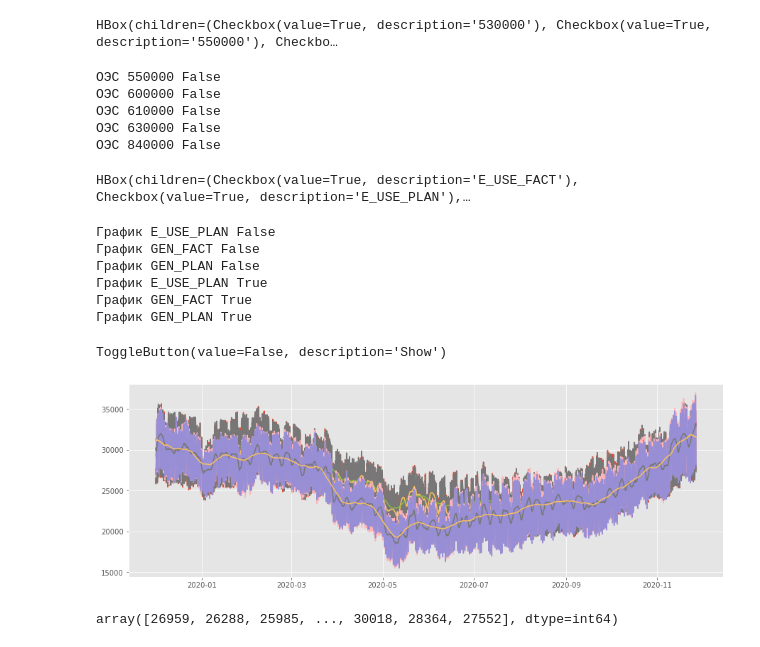
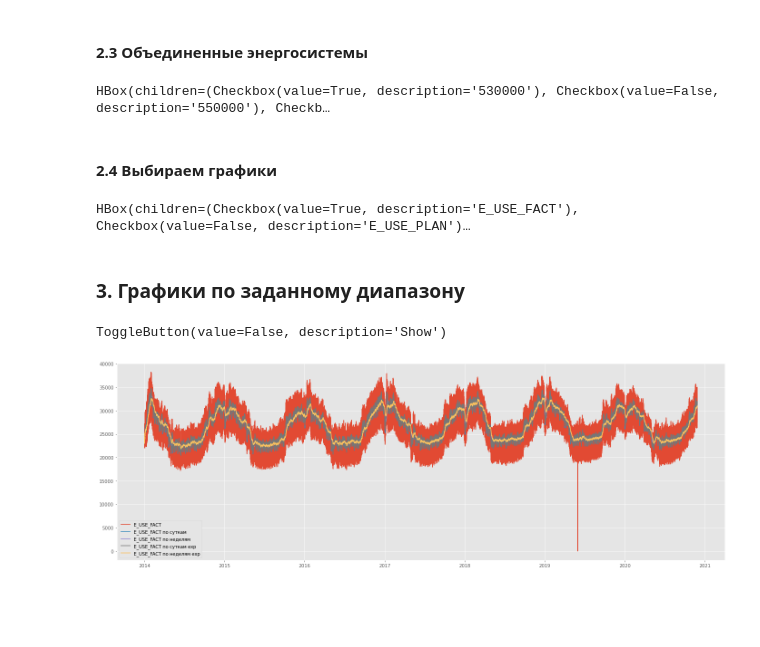
Before and after one commit to akhmetovcr/inn_btg_final, a Jupyter notebook: test_algorithm.ipynb, the cells around one changed output. Drawn from its saved outputs; the diff is of its cells as text; code cells hidden in the pictures; blank space fills up the shorter version.

Commit message:
Вывод графиков без тренда

```diff
--- a/test_algorithm.ipynb
+++ b/test_algorithm.ipynb
@@ -31,8 +44,9 @@ def date_time_parser(d, t):
         time = dt.time(hour)
     return dt.datetime.combine(date, time)
 
-df = pd.read_csv('data/Генерация и потребление_01.12.2019-27.11.2020.csv',
+df = pd.read_csv('data/2014_2020.csv',
                  sep=';', parse_dates={'DATE_TIME':['M_DATE', "INTERVAL"]},
                  date_parser=date_time_parser)
 # Удалим неопределенные? зоны
 df = df[df['POWER_SYS_ID'] != 0]
+df
@@ -42,6 +70,6 @@ data_filtered = df[df.GEN_FACT > 0]
 # %%
 # Определяем от и до
-date_from = dt.datetime(2014, 11, 1, 0, 0)
+date_from = dt.datetime(2014, 1, 1, 0, 0)
 date_to = dt.datetime(2020, 11, 27, 0, 0)
 
 dpicker_from = DatePicker(
@@ -103,9 +131,11 @@ Second zone  True
+# %% [markdown]
+#### 2.3 Объединенные энергосистемы
 # %%
 sys_list = df['POWER_SYS_ID'].unique()
 
 # инициализируем выбранные
-sys_checked = dict((sys, True) for sys in sys_list)
-
+sys_checked = dict((sys, False) for sys in sys_list)
+sys_checked[530000] = True
 # создаём кнопочки
 sys_cbs = []
 for sys in sys_list:
@@ -125,18 +155,15 @@ for sys in sys_list:
 
 HBox(sys_cbs)
 # %% [output]
-HBox(children=(Checkbox(value=True, description='530000'), Checkbox(value=True, description='550000'), Checkbo…
+HBox(children=(Checkbox(value=True, description='530000'), Checkbox(value=False, description='550000'), Checkb…
-ОЭС 550000 False
-ОЭС 600000 False
-ОЭС 610000 False
-ОЭС 630000 False
-ОЭС 840000 False
+# %% [markdown]
+#### 2.4 Выбираем графики
 # %%
 # Список графиков
 graphs = ('E_USE_FACT','E_USE_PLAN', 'GEN_FACT', 'GEN_PLAN')
 # инициализируем выбранные графики
-graph_checked = dict((gr, True) for gr in graphs)
-
+graph_checked = dict((gr, False) for gr in graphs)
+graph_checked['E_USE_FACT'] = True
 # создаём кнопочки
 graph_cbs = []
 for graph in graphs:
@@ -156,23 +183,10 @@ for graph in graphs:
 
 HBox(graph_cbs)
 # %% [output]
-HBox(children=(Checkbox(value=True, description='E_USE_FACT'), Checkbox(value=True, description='E_USE_PLAN'),…
+HBox(children=(Checkbox(value=True, description='E_USE_FACT'), Checkbox(value=False, description='E_USE_PLAN')…
-График E_USE_PLAN False
-График GEN_FACT False
-График GEN_PLAN False
-График E_USE_PLAN True
-График GEN_FACT True
-График GEN_PLAN True
+# %% [markdown]
+### 3. Графики по заданному диапазону
 # %%
-def running_mean(y: np.ndarray, window: int) -> np.ndarray:
-    # Сглаживание скользящим средним
-    yc = np.pad(y, window, mode='symmetric')
-    yy = y.copy()
-    for wi in range(window, len(y) + window):
-        yy[wi - window] = np.nanmean(yc[wi - window: wi + window])
-
-    return yy
-
 # фильтруем по датам
 def filter_by_date(data_frame):
     global date_from, date_to
@@ -198,39 +212,36 @@ def filter_by_sys(data_frame):
         if checked:
             sys_filter |= (data_frame["POWER_SYS_ID"] == sys)
     return sys_filter
 
 
 tb = ToggleButton(
     value=False,
     description='Show'
     )
 
 def on_show(state):
     global df
     global graphs, graph_checked
 
     # очищаем экран
     clear_output(wait=True)
     display(tb)
     # фильтруем данные
     filtered = df[filter_by_date(df) & filter_by_zones(df) & filter_by_sys(df)]
 
     # выводим на экран
     for sys_key in filtered['POWER_SYS_ID'].unique():
         sys_df = filtered[filtered['POWER_SYS_ID'] == sys_key]
         for power_key in graphs:
             if graph_checked[power_key]:
                 plt.plot(sys_df['DATE_TIME'], sys_df[power_key], label='{0}'.format(power_key))
-                plt.plot(sys_df['DATE_TIME'], running_mean(sys_df[power_key].values, 24), label='{0} по суткам'.format(power_key))
-                plt.plot(sys_df['DATE_TIME'], running_mean(sys_df[power_key].values, 24 * 7), label='{0} по неделям'.format(power_key))
+                plt.plot(sys_df['DATE_TIME'], sys_df[power_key].rolling(window=24).mean(), label='{0} по суткам'.format(power_key))
+                plt.plot(sys_df['DATE_TIME'], sys_df[power_key].rolling(window=24 * 7).mean(), label='{0} по неделям'.format(power_key))
+                plt.plot(sys_df['DATE_TIME'], sys_df[power_key].ewm(com=24).mean(), label='{0} по суткам exp'.format(power_key))
+                plt.plot(sys_df['DATE_TIME'], sys_df[power_key].ewm(com=24 * 7).mean(), label='{0} по неделям exp'.format(power_key))
+    plt.legend()
 tb.observe(on_show, names='value')
 on_show({})
 # %% [output]
 ToggleButton(value=False, description='Show')
-[figure, old version]
+[figure, new version]
-# %%
-filtered = df[filter_by_date(df) & filter_by_zones(df) & filter_by_sys(df)]
-sys_df = filtered[filtered['POWER_SYS_ID'] == 530000]
-sys_df['E_USE_FACT'].values
-# %% [output]
-array([26959, 26288, 25985, ..., 30018, 28364, 27552], dtype=int64)
```
Also changed, not shown: parts of 17 cells of this notebook.
